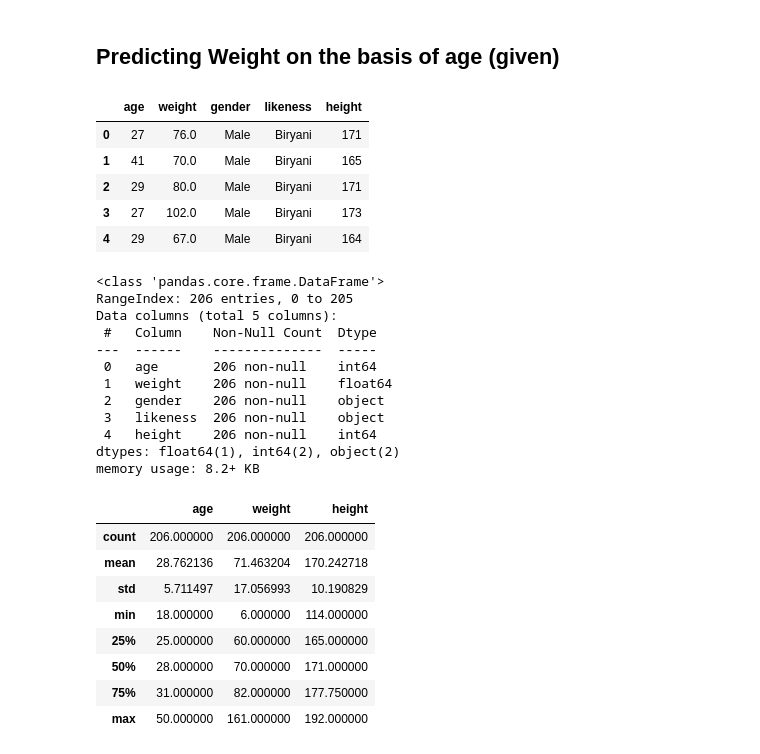
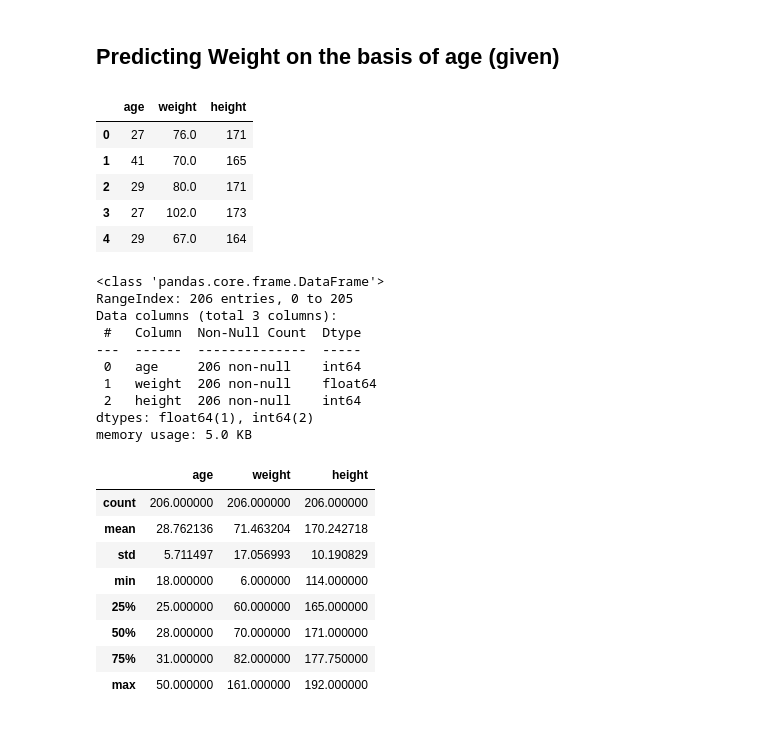
Before and after one commit to Hamza-Codes/https---github.com-Hamza-Codes-MyJupyterNotebooks, a Jupyter notebook: machine_learning_crashcourse.ipynb, the cells around one changed output. Cells and saved outputs as stored; diff of their text form; code cells hidden in the pictures.

```diff
--- a/machine_learning_crashcourse.ipynb
+++ b/machine_learning_crashcourse.ipynb
@@ -395,31 +395,30 @@ import seaborn as sns
 import pandas as pd
 
 # Importing the dataset
-dataset = pd.read_csv('mldata.csv')
+dataset_workshop = pd.read_csv('mldata.csv')
 X = dataset.iloc[:, :-1].values #get a copy of dataset exclude last column
 y = dataset.iloc[:, 1].values #get array of dataset in column 1st
-# %%
-dataset.head()
-# %% [output]
-|  | age | weight | gender | likeness | height |
-| 0 | 27 | 76.0 | Male | Biryani | 171 |
-| 1 | 41 | 70.0 | Male | Biryani | 165 |
-| 2 | 29 | 80.0 | Male | Biryani | 171 |
-| 3 | 27 | 102.0 | Male | Biryani | 173 |
-| 4 | 29 | 67.0 | Male | Biryani | 164 |
+# %%
+dataset_workshop = dataset_workshop[{"age","height","weight"}] # filteration/cleaning
+dataset_workshop.head()
+# %% [output]
+|  | age | weight | height |
+| 0 | 27 | 76.0 | 171 |
+| 1 | 41 | 70.0 | 165 |
+| 2 | 29 | 80.0 | 171 |
+| 3 | 27 | 102.0 | 173 |
+| 4 | 29 | 67.0 | 164 |
 # %%
-dataset.info()
+dataset_workshop.info()
 # %% [output]
 <class 'pandas.core.frame.DataFrame'>
 RangeIndex: 206 entries, 0 to 205
-Data columns (total 5 columns):
- #   Column    Non-Null Count  Dtype
----  ------    --------------  -----
- 0   age       206 non-null    int64
- 1   weight    206 non-null    float64
- 2   gender    206 non-null    object
- 3   likeness  206 non-null    object
- 4   height    206 non-null    int64
-dtypes: float64(1), int64(2), object(2)
-memory usage: 8.2+ KB
+Data columns (total 3 columns):
+ #   Column  Non-Null Count  Dtype
+---  ------  --------------  -----
+ 0   age     206 non-null    int64
+ 1   weight  206 non-null    float64
+ 2   height  206 non-null    int64
+dtypes: float64(1), int64(2)
+memory usage: 5.0 KB
 # %%
```
Also changed, not shown: parts of 11 cells of this notebook.
